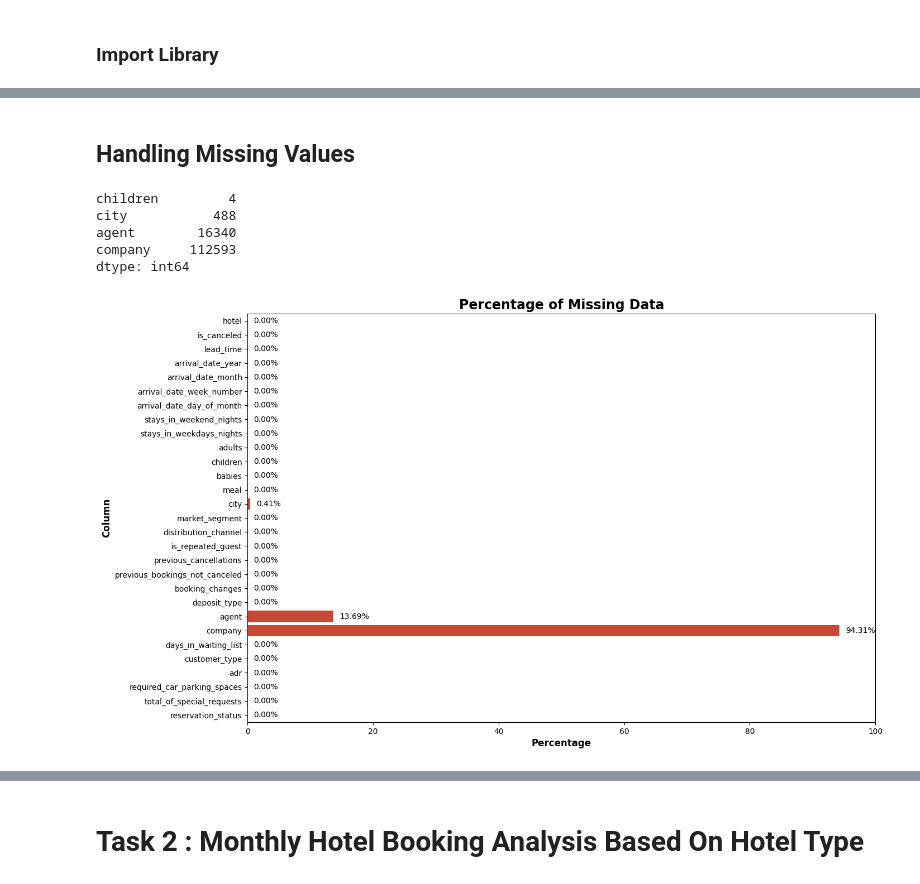
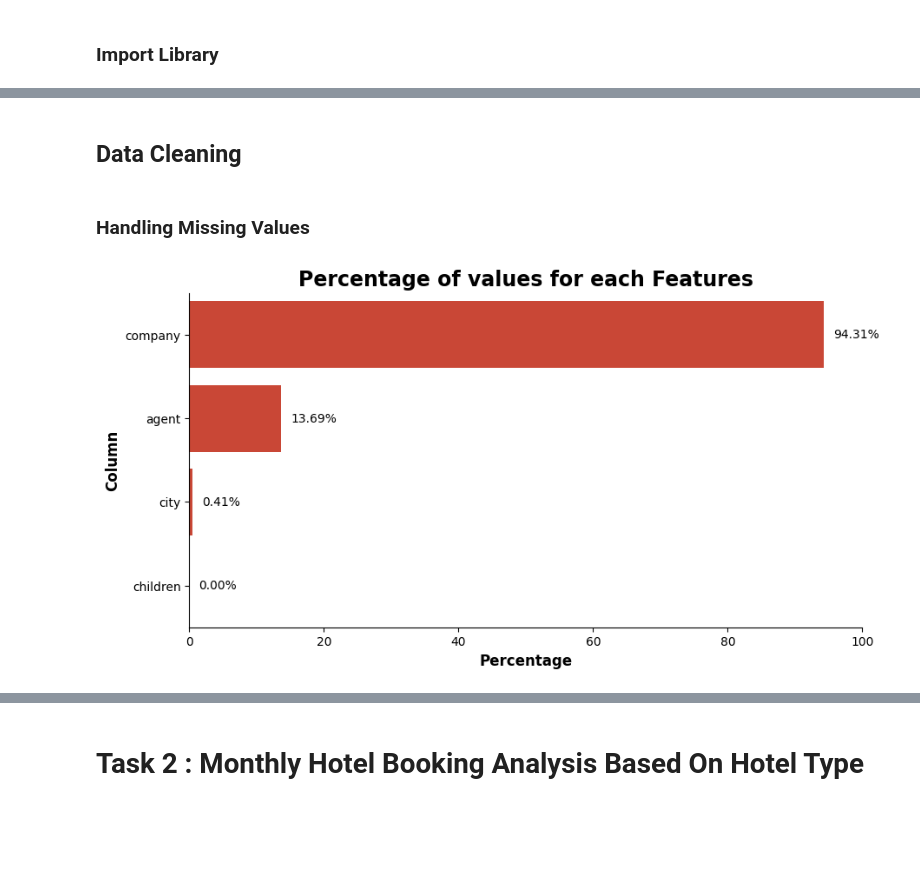
Before and after one commit to azaryasph/Investigate-Hotel-Business-Using-Data-Visualization, a Jupyter notebook: notebook/mini_project2_notebook.ipynb, the cells around one changed output, grey strips where cells are left out. Saved outputs shown, nothing was run; the diff lists cells and outputs as text; code cells hidden in the pictures; blank space fills up the shorter version.

Commit message:
chore: complete data preprocessing

```diff
--- a/notebook/mini_project2_notebook.ipynb
+++ b/notebook/mini_project2_notebook.ipynb
@@ -40,0 +31,12 @@ memory usage: 26.4+ MB
+# %%
+# Importing the hotel bookings data from a CSV file into a pandas DataFrame
+df = pd.read_csv('../data/hotel_bookings_data.csv')
+
+# Setting pandas option to display all columns of the DataFrame when it is printed
+pd.set_option('display.max_columns', None)
+
+# Displaying the first 2 rows of the DataFrame for a quick overview of the data
+display(df.head(2))
+
+# Displaying a concise summary of the DataFrame including the number of non-null entries in each column
+display(df.info())
@@ -41,38 +134,40 @@ memory usage: 26.4+ MB
+# %% [markdown]
+## Data Cleaning
 # %% [markdown]
-## Handling Missing Values
+### Handling Missing Values
-# %%
-# copy dataframe before preprocessing
-dfs = df.copy()
-
-# show missing values
-missing_vals = dfs.isna().sum()
-missing_vals = missing_vals[missing_vals > 0]
-missing_vals
-# %% [output]
-children         4
-city           488
-agent        16340
-company     112593
-dtype: int64
 # %%
+# Copy the original dataframe to avoid modifying the original data
+dfs = df.copy()
+
+# Calculate the percentage of missing values in each column
 missing = dfs.isnull().sum()*100 / len(dfs)
 
-percentage_missing = pd.DataFrame({'column':df.columns,
+# Create a new DataFrame to store the column names and their corresponding missing values percentages
+missing_data = pd.DataFrame({'column':df.columns,
                                    'missing_percentage %':missing.values})
-percentage_missing['missing_percentage %'] = percentage_missing['missing_percentage %'].round(2)
-percentage_missig = percentage_missing.sort_values('missing_percentage %', ascending=False)
-percentage_missing = percentage_missing.reset_index()
-percentage_missing = percentage_missing.drop('index', axis=1)
 
-plt.figure(figsize=(14.5,9.5))
-ax = sns.barplot(x='missing_percentage %', y='column', data=percentage_missing, color='#E1341E')
+
+# FIlter out the columns that have no missing values
+missing_data = missing_data[missing_data['missing_percentage %'] > 0]
+
+# Sort the DataFrame by the mising percentage in descending order
+missing_data = missing_data.sort_values('missing_percentage %', ascending=False)
+
+# Create a bar plot to visualize the missing data
+plt.figure(figsize=(10,5))
+ax = sns.barplot(x='missing_percentage %', y='column', data=missing_data, color='#E1341E')
+
+# Annotate the bars with the missing percentage values
 for p in ax.patches:
     ax.annotate('%.2f' % p.get_width() + '%', xy=(p.get_width(), p.get_y()+p.get_height()/2),
                 xytext=(8,0), textcoords='offset points', ha='left', va='center', fontsize=10)
-plt.title('Percentage of Missing Data', fontsize=17, fontweight='bold')
+
+# Set the title and labels of the plot
+plt.title('Percentage of values for each Features', fontsize=17, fontweight='bold')
+sns.despine()
 plt.ylabel('Column', fontsize=12, fontweight='bold')
 plt.xlabel('Percentage', fontsize=12, fontweight='bold')
 plt.xlim(0,100)
 plt.show()
 # %% [output]
-[figure, old version]
+[figure, new version]
```
Also changed, not shown: parts of 27 cells of this notebook.
